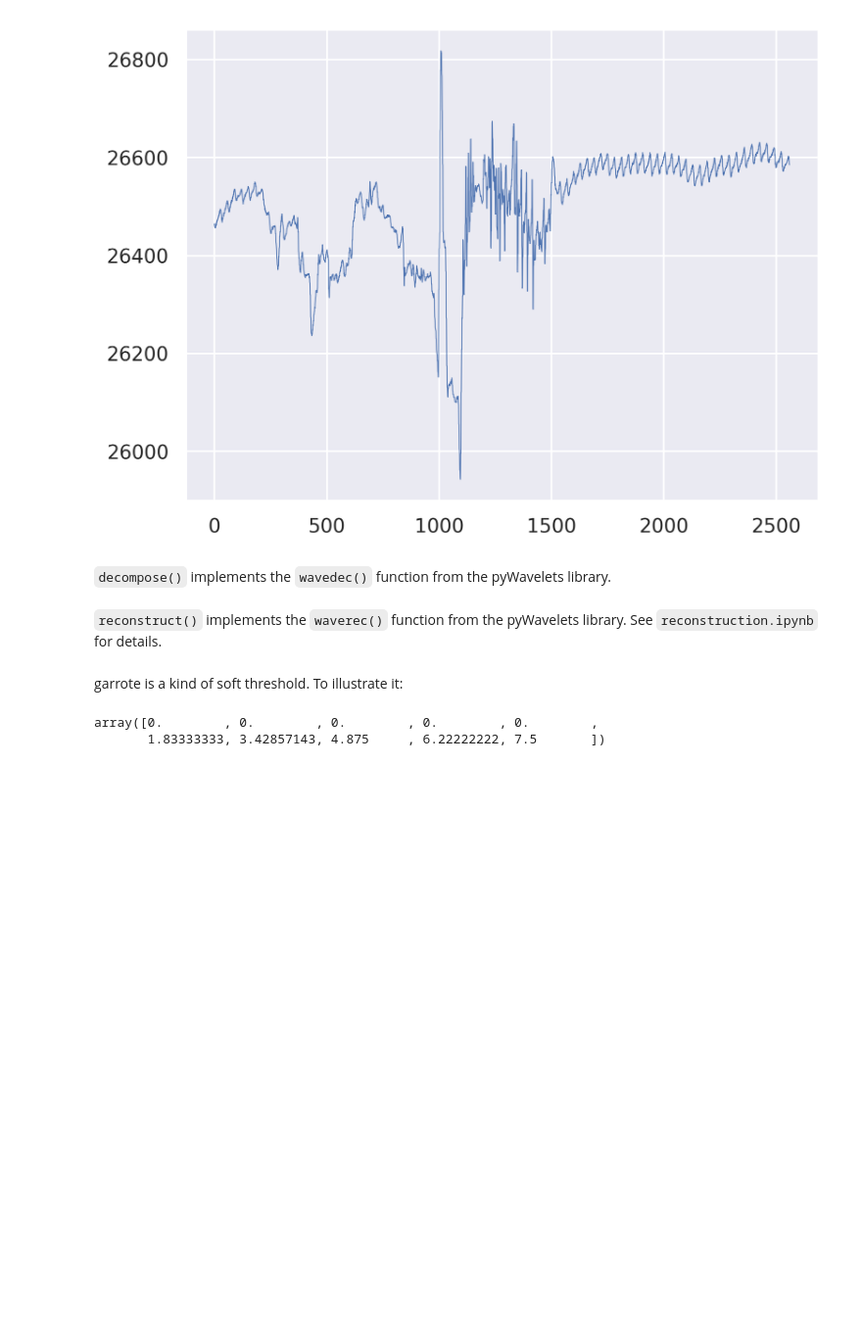
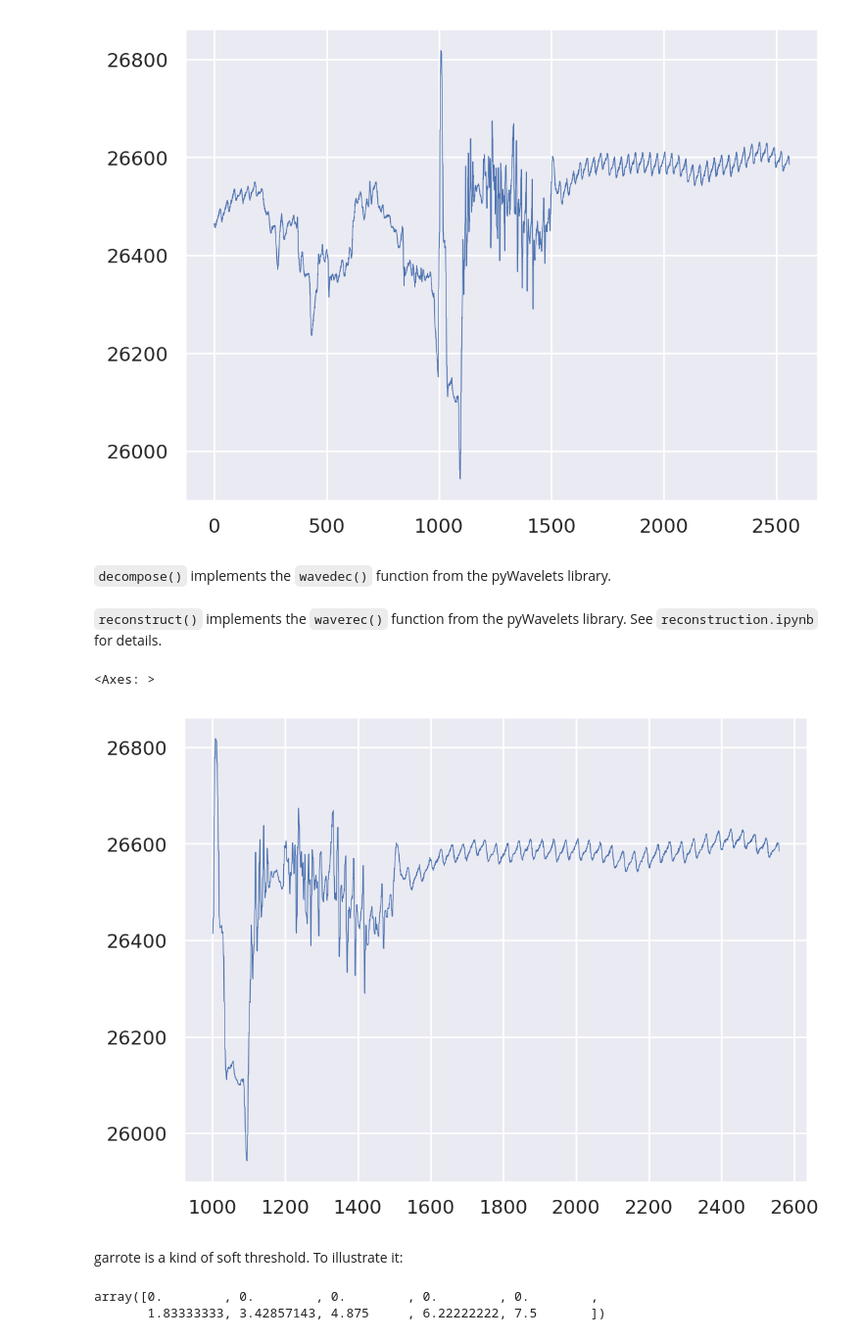
Before and after one commit to MyAlyce/myalyce_wavelet_and_classifier_tests, a Jupyter notebook: wavelet_filtering.ipynb, the cells around one changed output. Shown at 98% size. Cells and saved outputs as stored; diff of their text form; code cells hidden in the pictures; blank space fills up the shorter version.

```diff
--- a/wavelet_filtering.ipynb
+++ b/wavelet_filtering.ipynb
@@ -105,6 +106,11 @@ w = pywt.Wavelet('sym4')
 dec_lo, dec_hi, rec_lo, rec_hi = w.filter_bank
 maxlev = pywt.dwt_max_level(len(data), w.dec_len)
 coeffs = decompose(data, level=maxlev, dec_high=np.array(dec_hi), dec_low=np.array(dec_lo))
+# %%
+data.plot(lw=0.5)
+# %% [output]
+<Axes: >
+[figure, added]
 # %%
 min_max_scaler = preprocessing.MinMaxScaler()
 # %% [markdown]
```
Also changed, not shown: parts of 8 cells of this notebook, 2 other files.
